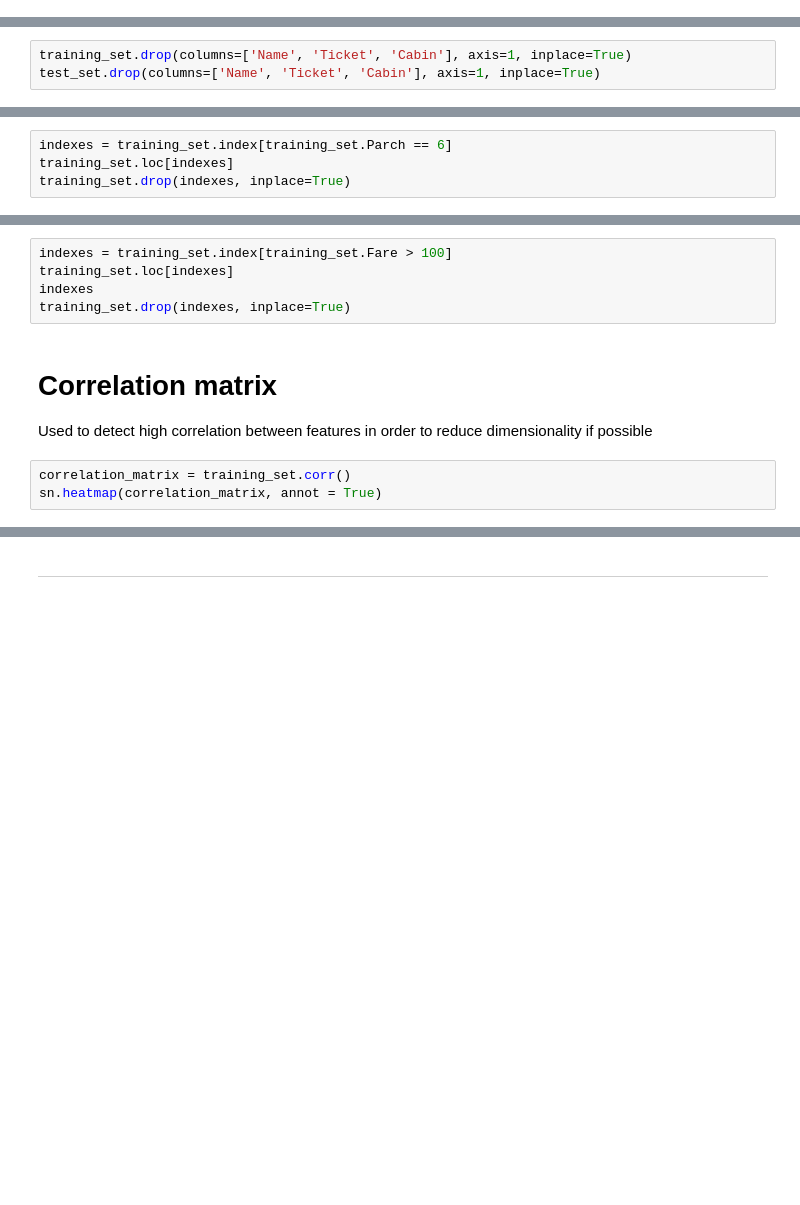
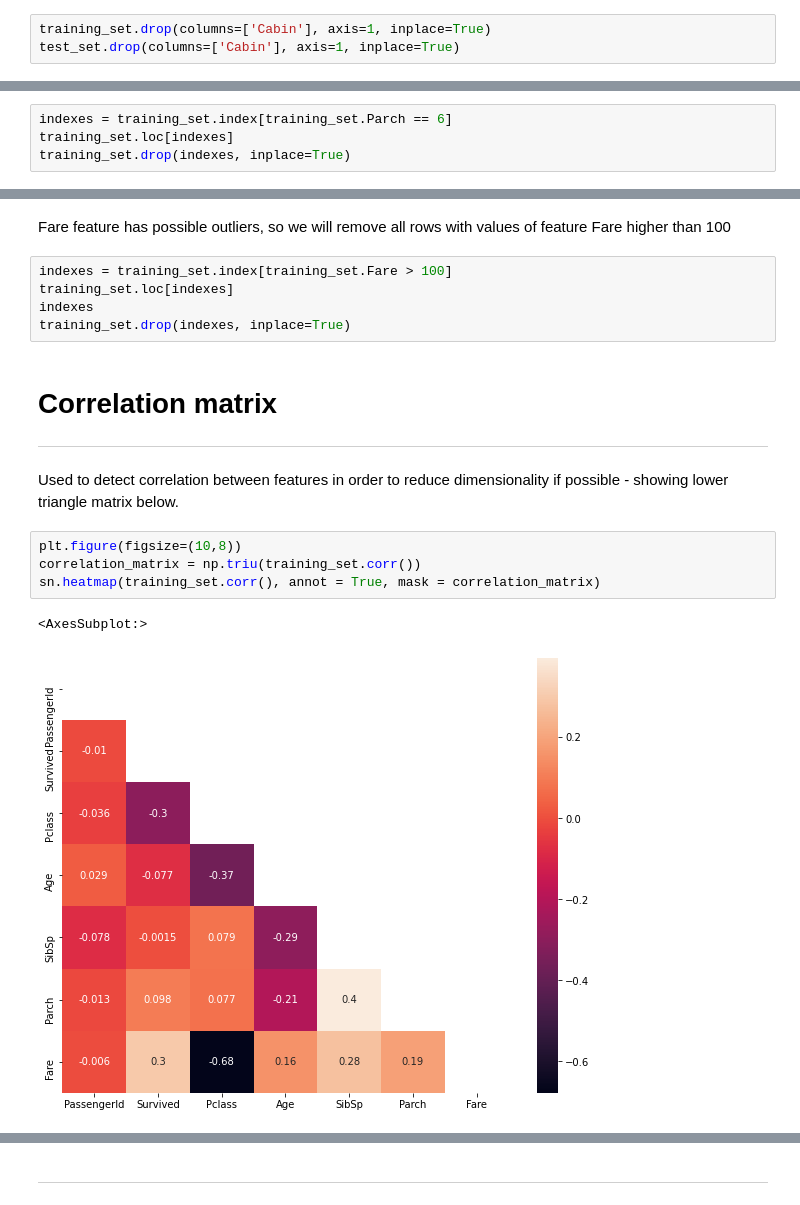
Before and after one commit to anastazijaverovic/Kaggle_Titanic_Predictions, a Jupyter notebook: titanic-predictions-notebook.ipynb, the cells around one changed output, grey strips where cells are left out. Drawn from its saved outputs; the diff is of its cells as text; blank space fills up the shorter version.

```diff
--- a/titanic-predictions-notebook.ipynb
+++ b/titanic-predictions-notebook.ipynb
@@ -76,3 +164,6 @@ print(training_set.isnull().sum())
+# %%
+training_set.drop(columns=['Cabin'], axis=1, inplace=True)
+test_set.drop(columns=['Cabin'], axis=1, inplace=True)
 # %%
 training_set['Age'].fillna(training_set['Age'].median(), inplace=True)
 training_set['Embarked'].fillna(training_set['Embarked'].mode()[0], inplace=True)
@@ -84,5 +170,2 @@ Cabin column - too many NA values
-# %%
-training_set.drop(columns=['Name', 'Ticket', 'Cabin'], axis=1, inplace=True)
-test_set.drop(columns=['Name', 'Ticket', 'Cabin'], axis=1, inplace=True)
 # %% [markdown]
 # Detecting and removing outliers
@@ -117,3 +244,5 @@ training_set["Fare"].value_counts()
+# %% [markdown]
+Fare feature has possible outliers, so we will remove all rows with values of feature Fare higher than 100
 # %%
 indexes = training_set.index[training_set.Fare > 100]
 training_set.loc[indexes]
@@ -121,8 +250,12 @@ indexes
 training_set.drop(indexes, inplace=True)
 # %% [markdown]
 # Correlation matrix
-
-Used to detect high correlation between features in order to reduce dimensionality if possible
+****
+Used to detect correlation between features in order to reduce dimensionality if possible - showing lower triangle matrix below.
 # %%
-correlation_matrix = training_set.corr()
-sn.heatmap(correlation_matrix, annot = True)
+plt.figure(figsize=(10,8))
+correlation_matrix = np.triu(training_set.corr())
+sn.heatmap(training_set.corr(), annot = True, mask = correlation_matrix)
+# %% [output]
+<AxesSubplot:>
+[figure, added]
```
Also changed, not shown: parts of 76 cells of this notebook.
